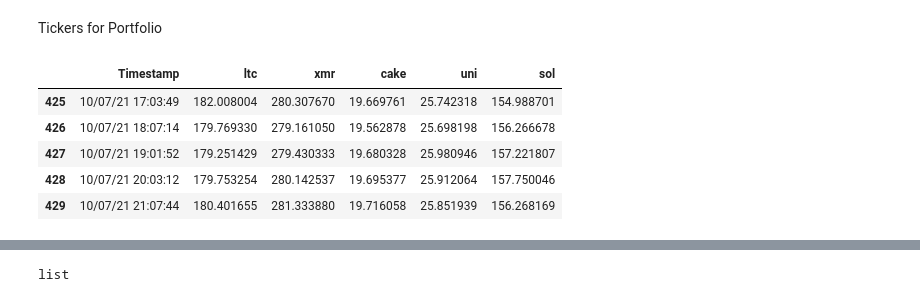
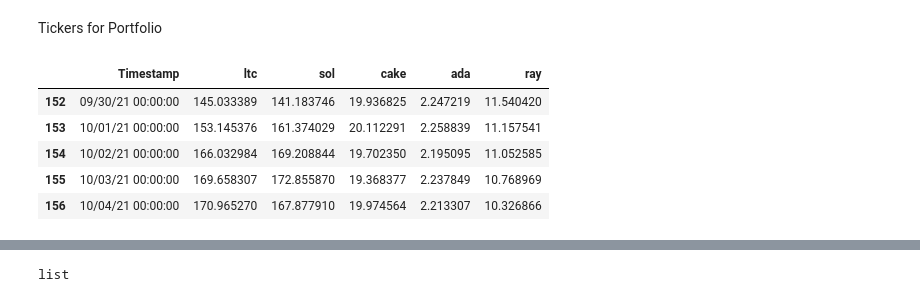
Before and after one commit to jblanco89/MonteCarlo_Portfolio, a Jupyter notebook: portfolio.ipynb, the cells around one changed output, grey strips where cells are left out. Saved outputs shown, nothing was run; the diff lists cells and outputs as text; code cells hidden in the pictures.

```diff
--- a/portfolio.ipynb
+++ b/portfolio.ipynb
@@ -19,14 +19,14 @@ import StocksData as sd
 # %% [markdown]
 Tickers for Portfolio
 # %%
-stocks = ['ltc', 'xmr', 'cake', 'uni', 'sol']
+stocks = ['ltc', 'sol', 'cake', 'ada', 'ray']
 # %%
-prices = sd.get_data(stocks, '09/20/21', '10/08/21')
+prices = sd.get_data(stocks, '05/01/21', '10/08/21')
 prices.tail()
 # %% [output]
-|  | Timestamp | ltc | xmr | cake | uni | sol |
-| 425 | 10/07/21 17:03:49 | 182.008004 | 280.307670 | 19.669761 | 25.742318 | 154.988701 |
-| 426 | 10/07/21 18:07:14 | 179.769330 | 279.161050 | 19.562878 | 25.698198 | 156.266678 |
-| 427 | 10/07/21 19:01:52 | 179.251429 | 279.430333 | 19.680328 | 25.980946 | 157.221807 |
-| 428 | 10/07/21 20:03:12 | 179.753254 | 280.142537 | 19.695377 | 25.912064 | 157.750046 |
-| 429 | 10/07/21 21:07:44 | 180.401655 | 281.333880 | 19.716058 | 25.851939 | 156.268169 |
+|  | Timestamp | ltc | sol | cake | ada | ray |
+| 152 | 09/30/21 00:00:00 | 145.033389 | 141.183746 | 19.936825 | 2.247219 | 11.540420 |
+| 153 | 10/01/21 00:00:00 | 153.145376 | 161.374029 | 20.112291 | 2.258839 | 11.157541 |
+| 154 | 10/02/21 00:00:00 | 166.032984 | 169.208844 | 19.702350 | 2.195095 | 11.052585 |
+| 155 | 10/03/21 00:00:00 | 169.658307 | 172.855870 | 19.368377 | 2.237849 | 10.768969 |
+| 156 | 10/04/21 00:00:00 | 170.965270 | 167.877910 | 19.974564 | 2.213307 | 10.326866 |
```
Also changed, not shown: parts of 15 cells of this notebook.
